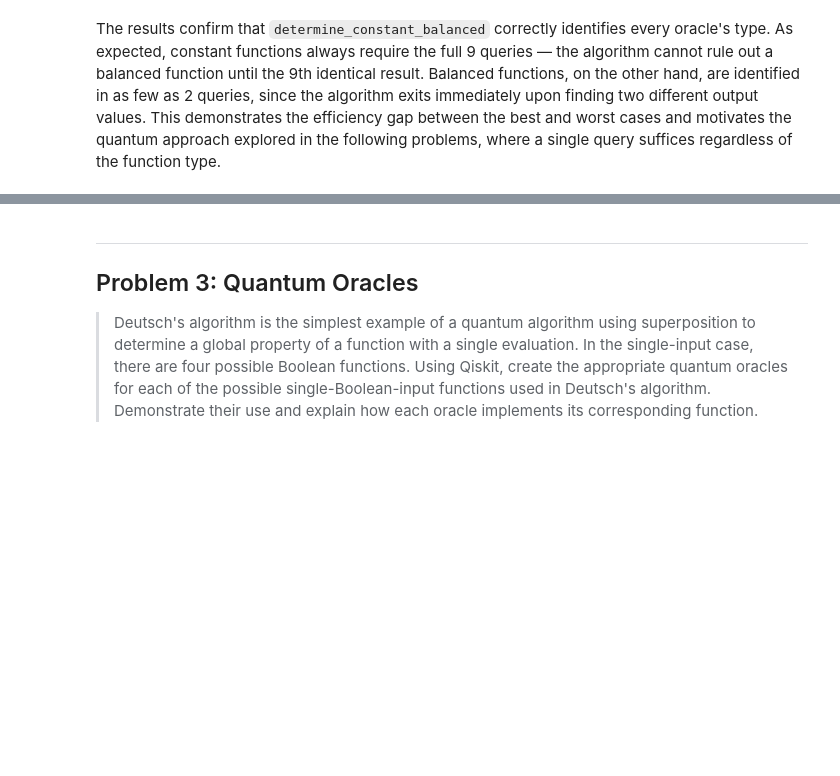
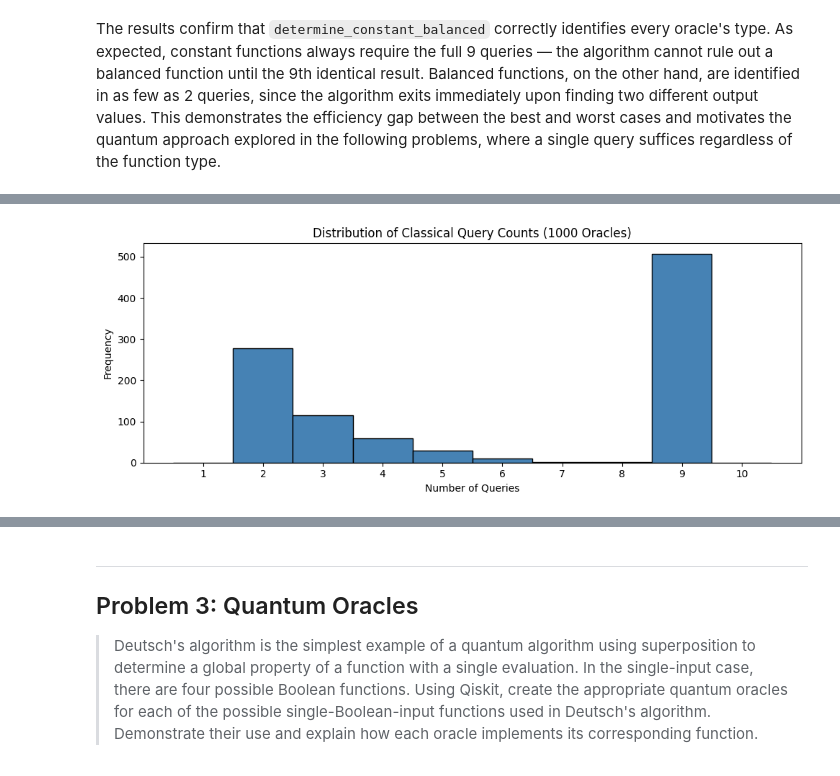
Before and after one commit to MatthewMcCarthy1/emerging-technologies, a Jupyter notebook: problems.ipynb, the cells around one changed output, grey strips where cells are left out. Cells and saved outputs as stored; diff of their text form; code cells hidden in the pictures; blank space fills up the shorter version.

```diff
--- a/problems.ipynb
+++ b/problems.ipynb
@@ -540,0 +560,27 @@ The results confirm that `determine_constant_balanced` correctly identifies ever
+# %%
+# Run the classifier on 1000 random oracles and record query counts.
+query_counts = []
+for _ in range(1000):
+    oracle = random_constant_balanced()
+    _, count = determine_constant_balanced(oracle)
+    query_counts.append(count)
+
+# Plot the distribution of query counts as a histogram.
+fig, ax = plt.subplots(figsize=(10, 4))
+ax.hist(
+    query_counts,
+    bins=range(1, 12),
+    edgecolor='black',
+    color='steelblue',
+    align='left'
+)
+ax.set_xlabel("Number of Queries")
+ax.set_ylabel("Frequency")
+ax.set_title(
+    "Distribution of Classical Query Counts (1000 Oracles)"
+)
+ax.set_xticks(range(1, 11))
+plt.tight_layout()
+plt.show()
+# %% [output]
+[figure, added]
```
Also changed, not shown: parts of 11 cells of this notebook.
